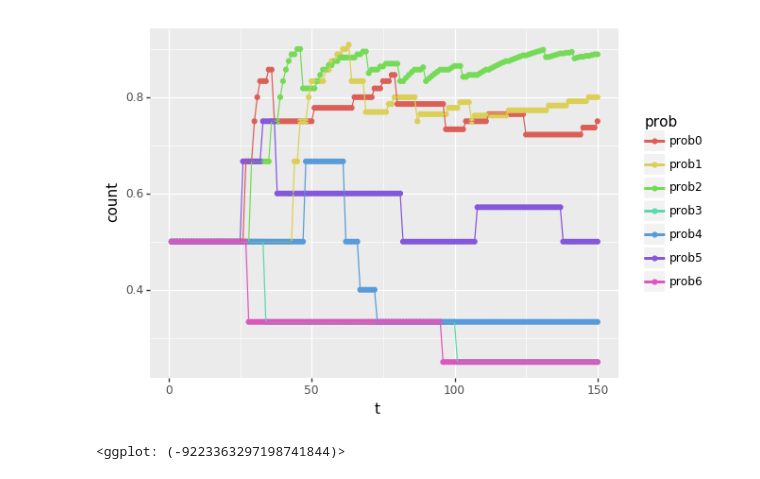
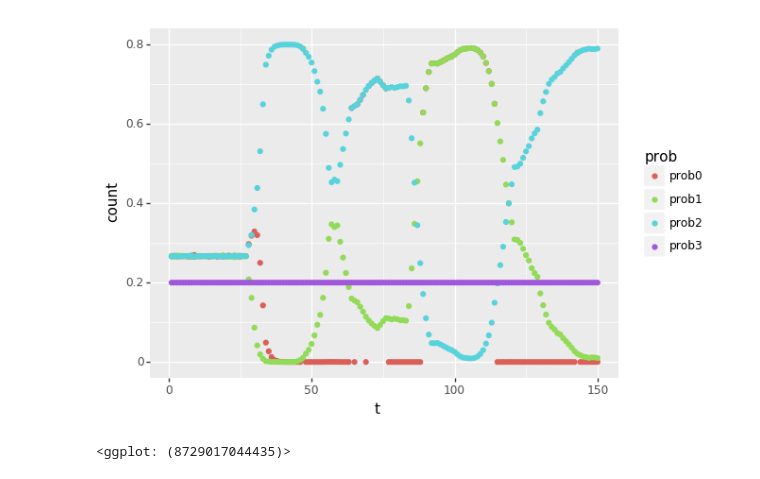
Before and after one commit to Nolski/sheriff, a Jupyter notebook: src/TS_Bandit_test.ipynb, the cells around one changed output. Drawn from its saved outputs; the diff is of its cells as text; code cells hidden in the pictures.

```diff
--- a/src/TS_Bandit_test.ipynb
+++ b/src/TS_Bandit_test.ipynb
@@ -67,6 +74,14 @@ posterior_means = (ggplot(df) + aes('t', 'count', color='prob', group='prob') +
-# %%
-display(posterior_means)
-# probs = [0.7, 0.8, 0.9, 0.2, 0.34, 0.77, 0.01]
-# %% [output]
-[figure, removed]
-<ggplot: (-9223363297198741844)>
+# %%
+series = ['prob{}'.format(i) for i in range(n_arm)]
+df = experiment.results.melt(
+    id_vars=['t'],
+    value_vars=series,
+    var_name='prob',
+    value_name='count'
+)
+
+probabilities = (ggplot(df) + aes('t', 'count', color='prob', group='prob') + geom_point())
+display(probabilities)
+# %% [output]
+[figure, added]
+<ggplot: (8729017044435)>
```
Also changed, not shown: parts of 8 cells of this notebook, 2 other files.
